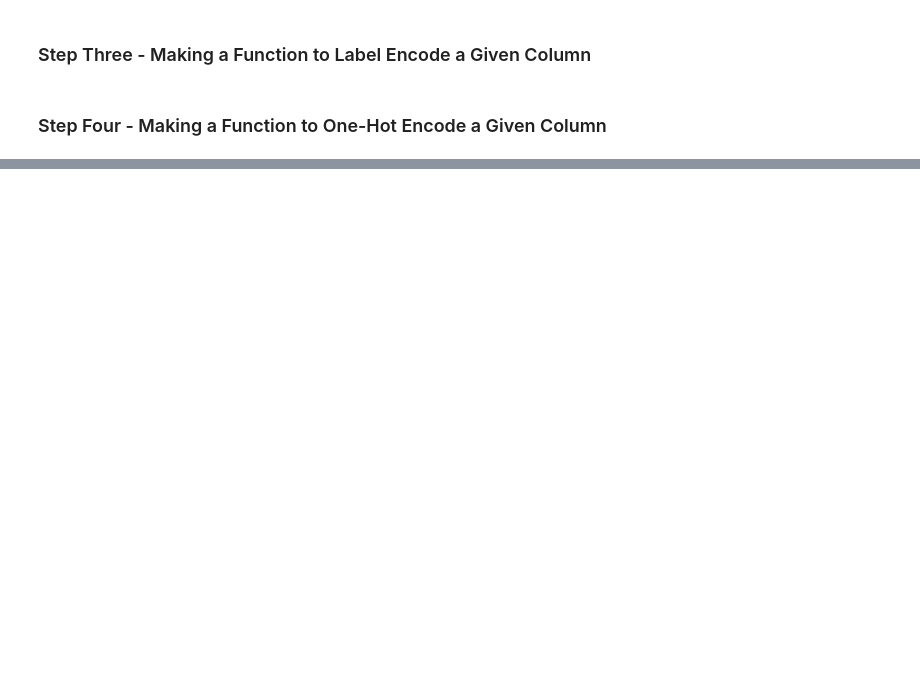
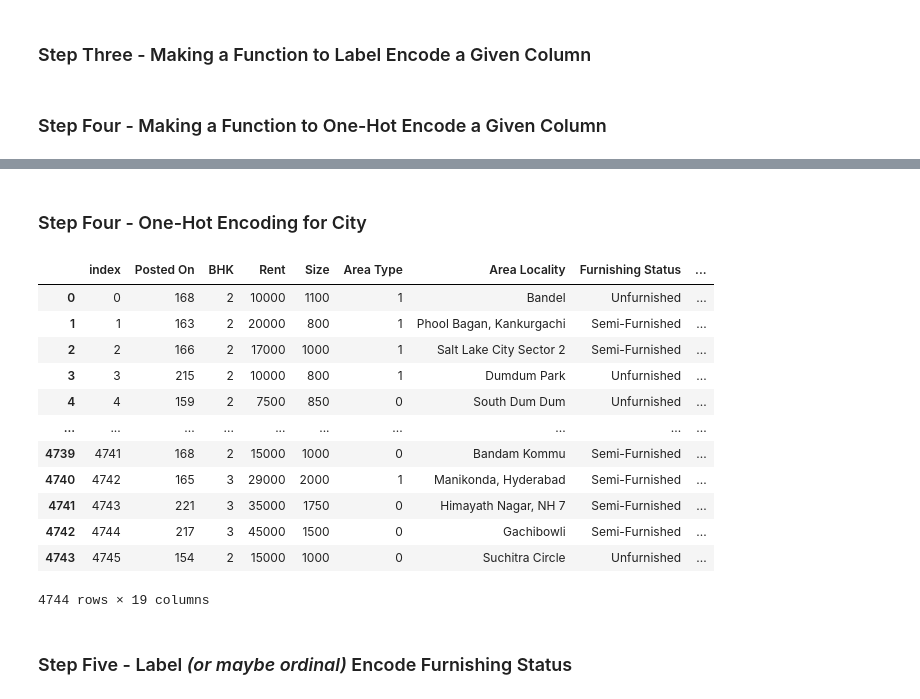
Before and after one commit to Rainmaker519/Housing_Price_Prediction, a Jupyter notebook: building_model_for_deploy_test.ipynb, the cells around one changed output, grey strips where cells are left out. Cells and saved outputs as stored; diff of their text form; code cells hidden in the pictures; blank space fills up the shorter version.

```diff
--- a/building_model_for_deploy_test.ipynb
+++ b/building_model_for_deploy_test.ipynb
@@ -607,0 +764,3 @@ def oneHotEncodeColumn(data,column_name,inPlace=True):
+# %%
+data = labelEncodeColumn(data,'Area Type')
+data['Area Type']
@@ -607,0 +780,24 @@ def oneHotEncodeColumn(data,column_name,inPlace=True):
+# %% [markdown]
+### Step Four - One-Hot Encoding for City
+# %%
+data = oneHotEncodeColumn(data,'City')
+# %%
+data = data.drop("City",axis=1)
+# %%
+data
+# %% [output]
+|  | index | Posted On | BHK | Rent | Size | Area Type | Area Locality | Furnishing Status | ... |
+| 0 | 0 | 168 | 2 | 10000 | 1100 | 1 | Bandel | Unfurnished | ... |
+| 1 | 1 | 163 | 2 | 20000 | 800 | 1 | Phool Bagan, Kankurgachi | Semi-Furnished | ... |
+| 2 | 2 | 166 | 2 | 17000 | 1000 | 1 | Salt Lake City Sector 2 | Semi-Furnished | ... |
+| 3 | 3 | 215 | 2 | 10000 | 800 | 1 | Dumdum Park | Unfurnished | ... |
+| 4 | 4 | 159 | 2 | 7500 | 850 | 0 | South Dum Dum | Unfurnished | ... |
+| ... | ... | ... | ... | ... | ... | ... | ... | ... | ... |
+| 4739 | 4741 | 168 | 2 | 15000 | 1000 | 0 | Bandam Kommu | Semi-Furnished | ... |
+| 4740 | 4742 | 165 | 3 | 29000 | 2000 | 1 | Manikonda, Hyderabad | Semi-Furnished | ... |
+| 4741 | 4743 | 221 | 3 | 35000 | 1750 | 0 | Himayath Nagar, NH 7 | Semi-Furnished | ... |
+| 4742 | 4744 | 217 | 3 | 45000 | 1500 | 0 | Gachibowli | Semi-Furnished | ... |
+| 4743 | 4745 | 154 | 2 | 15000 | 1000 | 0 | Suchitra Circle | Unfurnished | ... |
+4744 rows × 19 columns
+# %% [markdown]
+### Step Five - Label *(or maybe ordinal)* Encode Furnishing Status
```
Also changed, not shown: parts of 26 cells of this notebook.
